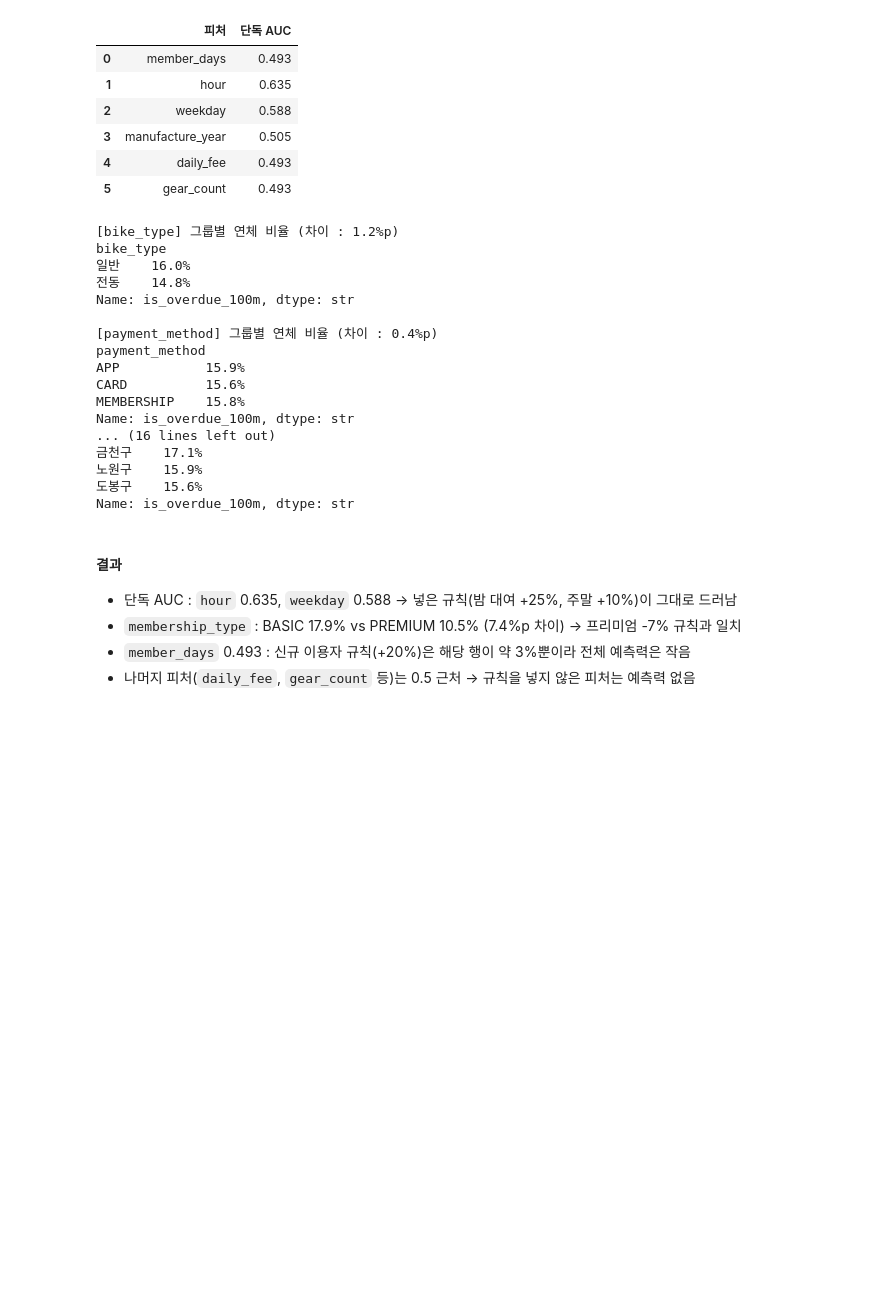
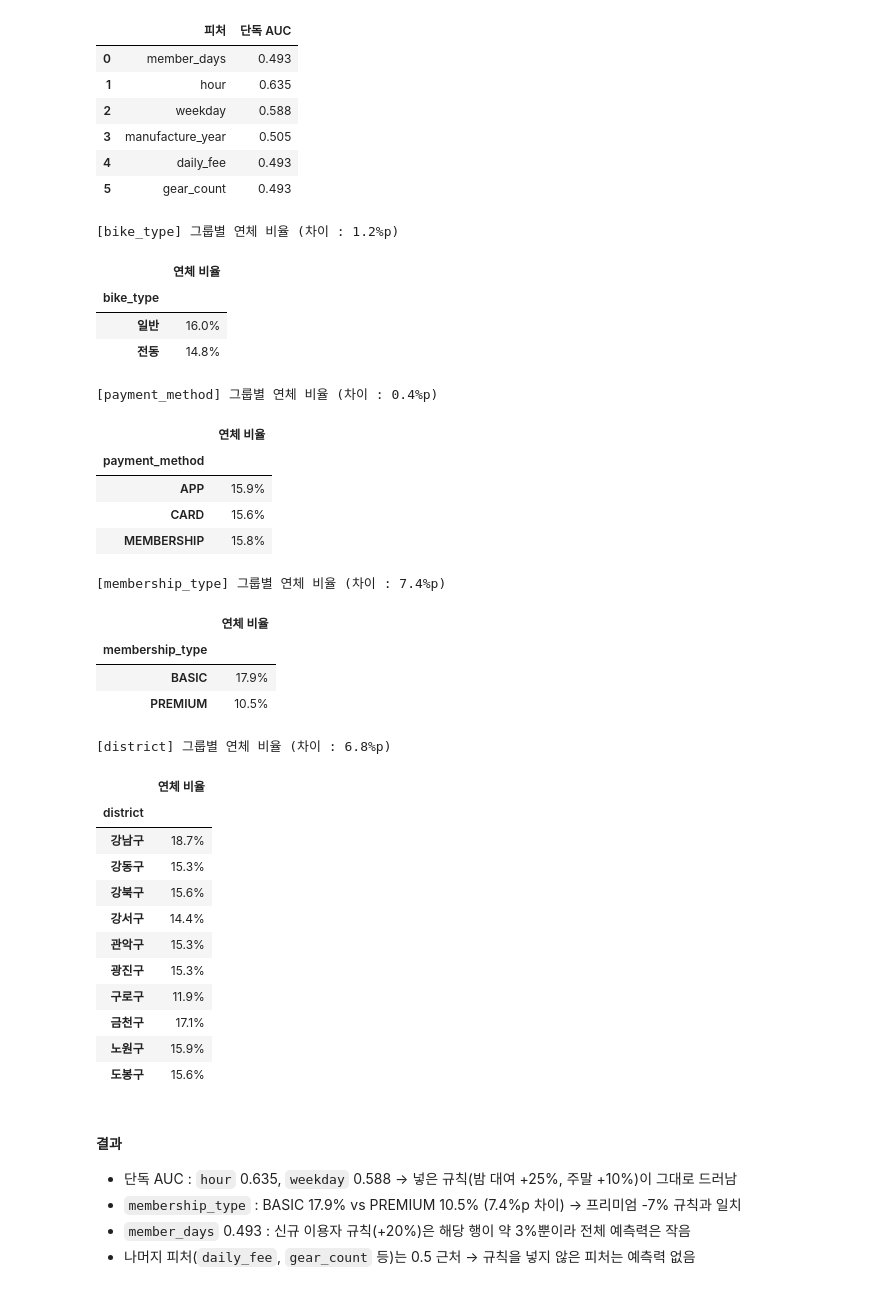
Before and after one commit to yoell1/6_Python, a Jupyter notebook: 10_02종합 실습 문제/ml_solution_dummy.ipynb, the cells around one changed output. Cells and saved outputs as stored; diff of their text form; code cells hidden in the pictures; blank space fills up the shorter version.

```diff
--- a/10_02종합 실습 문제/ml_solution_dummy.ipynb
+++ b/10_02종합 실습 문제/ml_solution_dummy.ipynb
@@ -614,30 +620,42 @@ display(pd.DataFrame(auc_rows).round(3))
 # %%
 # 28. 범주형 피처별 그룹 연체 비율
 cat_cols = ["bike_type", "payment_method", "membership_type", "district"]
 
 for col in cat_cols:
     rate = df.groupby(col)["is_overdue_100m"].mean()
     print(f"[{col}] 그룹별 연체 비율 (차이 : {rate.max() - rate.min():.1%}p)")
-    print(rate.map("{:.1%}".format))
+    display(rate.map("{:.1%}".format).to_frame("연체 비율"))
     print()
 # %% [output]
 [bike_type] 그룹별 연체 비율 (차이 : 1.2%p)
-bike_type
-일반    16.0%
-전동    14.8%
-Name: is_overdue_100m, dtype: str
-
-[payment_method] 그룹별 연체 비율 (차이 : 0.4%p)
-payment_method
-APP           15.9%
-CARD          15.6%
-MEMBERSHIP    15.8%
-Name: is_overdue_100m, dtype: str
-... (16 lines left out)
-금천구    17.1%
-노원구    15.9%
-도봉구    15.6%
-Name: is_overdue_100m, dtype: str
+|  | 연체 비율 |
+| bike_type |  |
+| 일반 | 16.0% |
+| 전동 | 14.8% |
+[payment_method] 그룹별 연체 비율 (차이 : 0.4%p)
+|  | 연체 비율 |
+| payment_method |  |
+| APP | 15.9% |
+| CARD | 15.6% |
+| MEMBERSHIP | 15.8% |
+[membership_type] 그룹별 연체 비율 (차이 : 7.4%p)
+|  | 연체 비율 |
+| membership_type |  |
+| BASIC | 17.9% |
+| PREMIUM | 10.5% |
+[district] 그룹별 연체 비율 (차이 : 6.8%p)
+|  | 연체 비율 |
+| district |  |
+| 강남구 | 18.7% |
+| 강동구 | 15.3% |
+| 강북구 | 15.6% |
+| 강서구 | 14.4% |
+| 관악구 | 15.3% |
+| 광진구 | 15.3% |
+| 구로구 | 11.9% |
+| 금천구 | 17.1% |
+| 노원구 | 15.9% |
+| 도봉구 | 15.6% |
 # %% [markdown]
 #### 결과
 - 단독 AUC : `hour` 0.635, `weekday` 0.588 → 넣은 규칙(밤 대여 +25%, 주말 +10%)이 그대로 드러남
```
Also changed, not shown: parts of 7 cells of this notebook, 2 other files.
